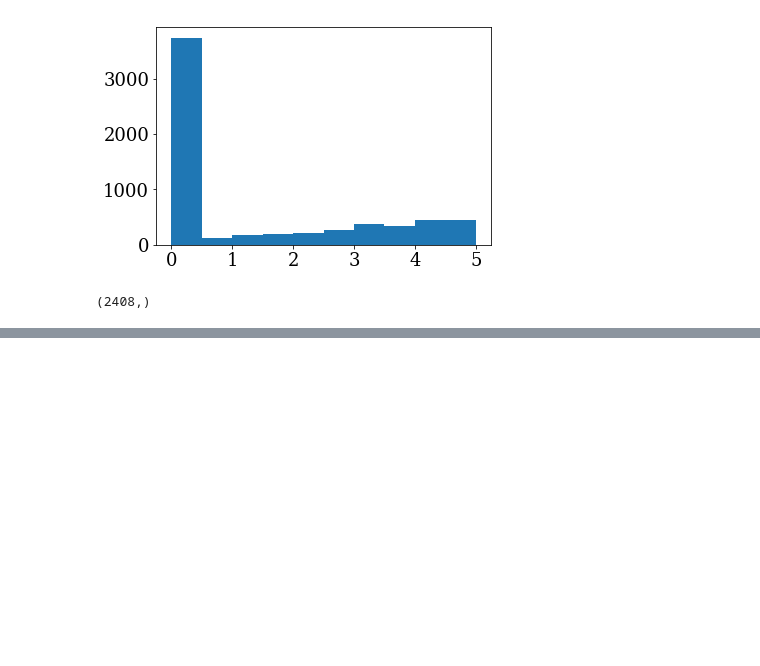
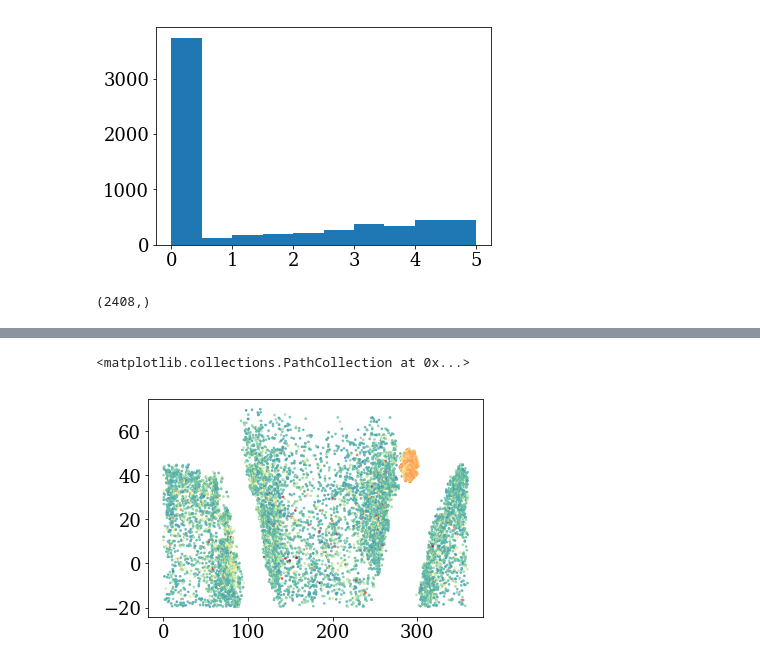
Before and after one commit to jradavenport/EBHRD, a Jupyter notebook: notebooks/explore.ipynb, the cells around one changed output, grey strips where cells are left out. Drawn from its saved outputs; the diff is of its cells as text; code cells hidden in the pictures; blank space fills up the shorter version.

```diff
--- a/notebooks/explore.ipynb
+++ b/notebooks/explore.ipynb
@@ -122,0 +192,7 @@ plt.ylim(10,-5)
+# %%
+plt.scatter(df2['ra'][ok2], df2['dec'][ok2], c=np.log10(df2['Per'][ok2]), cmap=cmap, alpha=0.75, s=3)
+
+plt.scatter(df['ra'][ok], df['dec'][ok], c=np.log10(df['Per'][ok]), cmap=cmap, alpha=0.75, s=3)
+# %% [output]
+<matplotlib.collections.PathCollection at 0x...>
+[figure, added]
```
Also changed, not shown: parts of 8 cells of this notebook.
